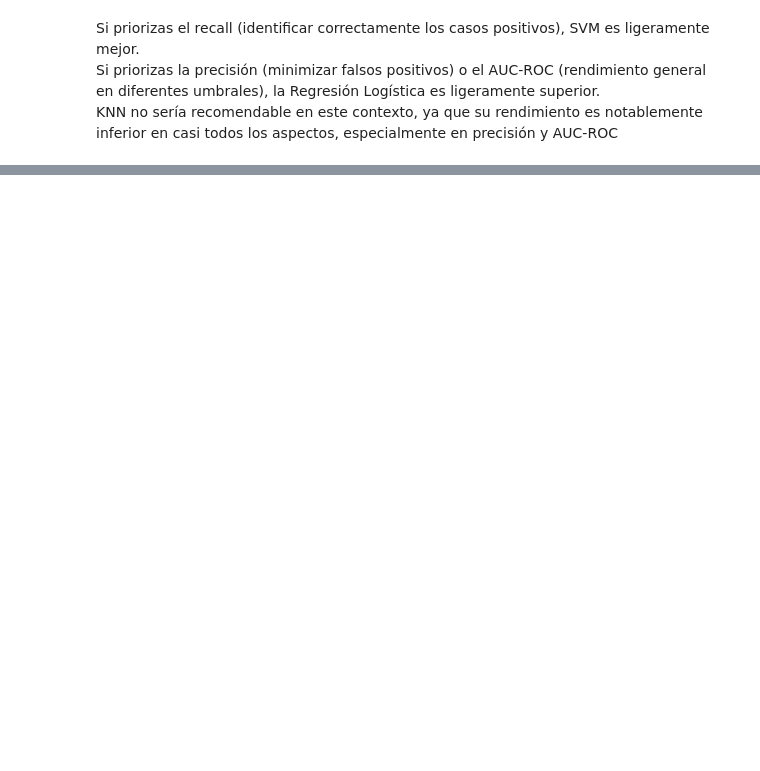
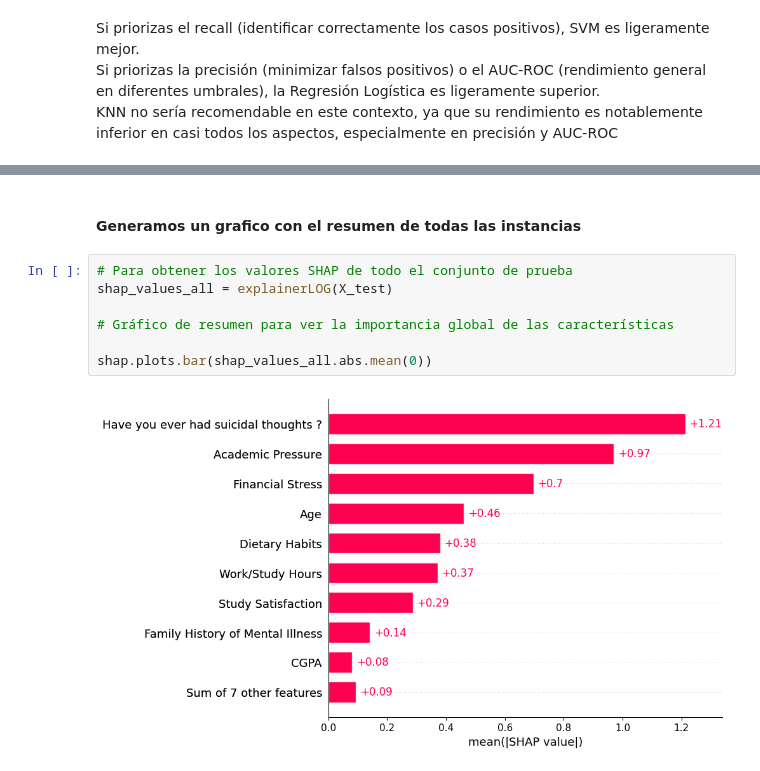
Before and after one commit to marcosgcr3/AA, a Jupyter notebook: Proyecto Final/ProyectoFinal.ipynb, the cells around one changed output, grey strips where cells are left out. Cells and saved outputs as stored; diff of their text form; blank space fills up the shorter version.

```diff
--- a/Proyecto Final/ProyectoFinal.ipynb
+++ b/Proyecto Final/ProyectoFinal.ipynb
@@ -441,0 +603,11 @@ Total          81.34947  0.49431              0.07966  5.89540  2.34609
+# %% [markdown]
+#### Generamos un grafico con el resumen de todas las instancias
+# %%
+# Para obtener los valores SHAP de todo el conjunto de prueba
+shap_values_all = explainerLOG(X_test)
+
+# Gráfico de resumen para ver la importancia global de las características
+
+shap.plots.bar(shap_values_all.abs.mean(0))
+# %% [output]
+[figure, added]
```
Also changed, not shown: parts of 23 cells of this notebook.
